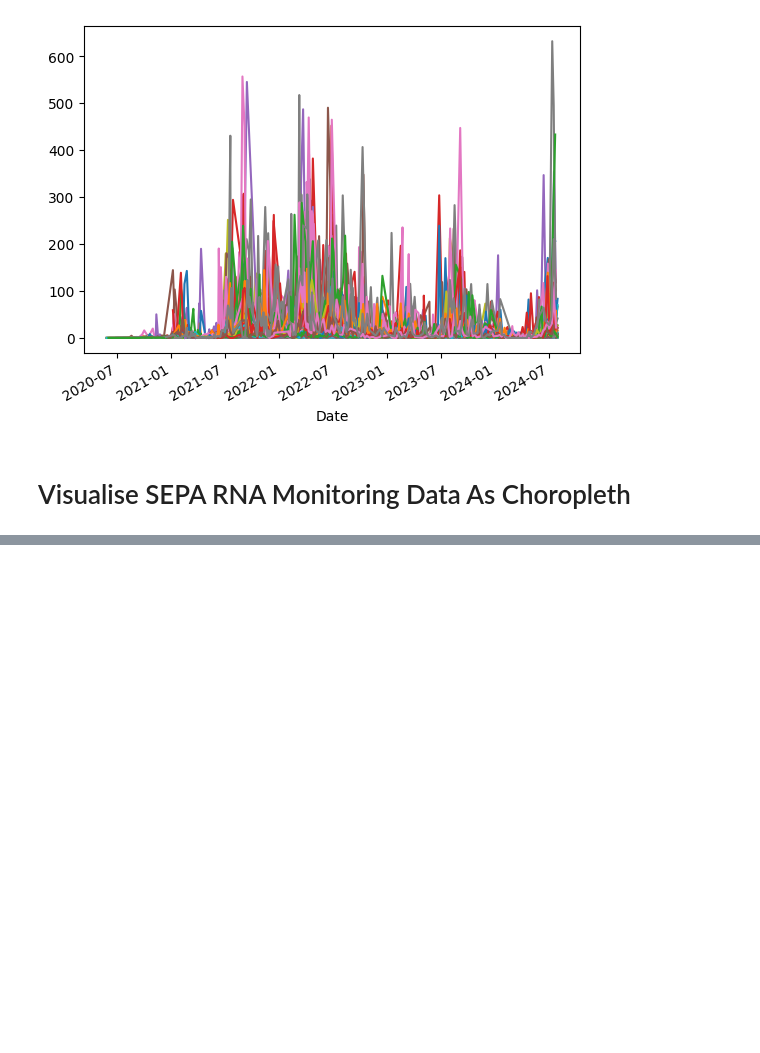
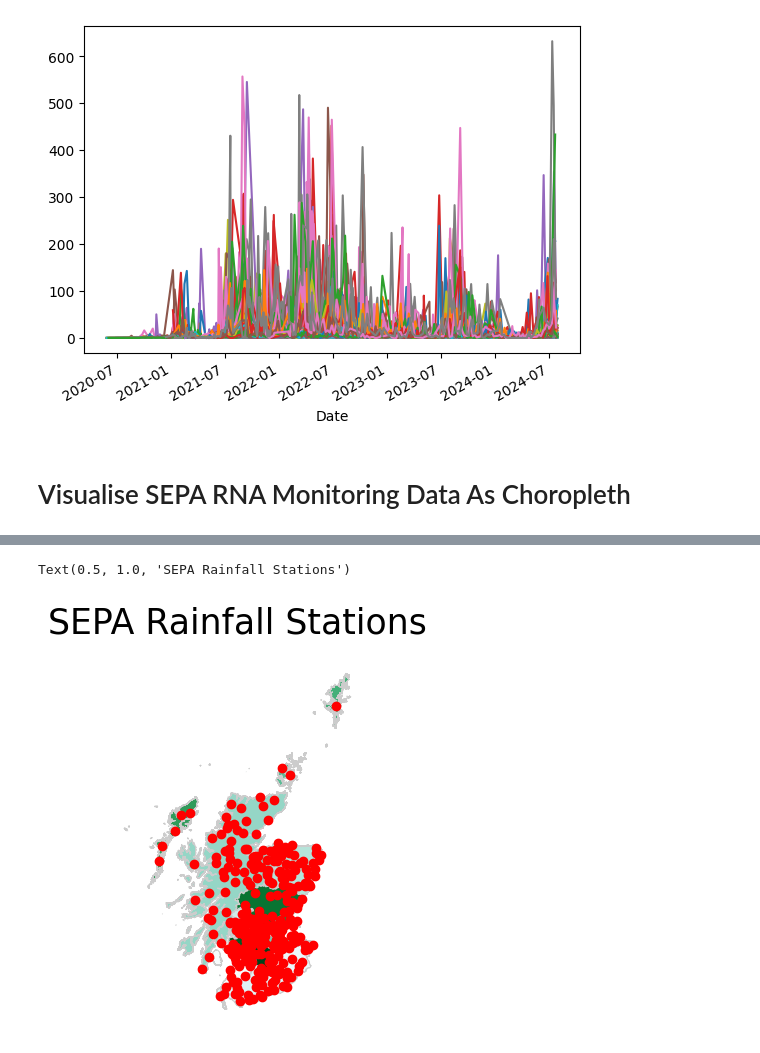
Before and after one commit to wenkokke/COVID-19-Wastewater-Scotland, a Jupyter notebook: WastewaterSevenDayAverageMgc.ipynb, the cells around one changed output, grey strips where cells are left out. Saved outputs shown, nothing was run; the diff lists cells and outputs as text; code cells hidden in the pictures; blank space fills up the shorter version.

```diff
--- a/WastewaterSevenDayAverageMgc.ipynb
+++ b/WastewaterSevenDayAverageMgc.ipynb
@@ -175,0 +187,42 @@ cbar = fig.colorbar(sm, ax=ax)
+# %%
+# Data files:
+RAINFALL_STATIONS_FILE = DATA_DIR / "SEPA" / "Rainfall" / "stations.json"
+# %%
+# Read the data:
+rainfall_stations = pd.read_json(RAINFALL_STATIONS_FILE)
+# %%
+# Extract the points:
+rainfall_station_points = gpd.GeoDataFrame(
+  geometry=gpd.points_from_xy(rainfall_stations["station_longitude"], rainfall_stations["station_latitude"])
+).set_crs(epsg=4326).to_crs(health_board_crs)
+# %%
+fig, ax = plt.subplots()
+
+# health_board_map = health_board_map.to_crs(epsg=4326)
+health_board_map.plot(
+  cmap='BuGn',
+  linewidth=0.8,
+  ax=ax,
+  edgecolor='0.8',
+)
+rainfall_station_points.plot(
+  ax=ax,
+  markersize=20,
+  color="red"
+  marker="*"
+)
+
+# Remove the axis:
+ax.axis('off')
+
+# Add a title:
+ax.set_title(
+    "SEPA Rainfall Stations",
+    fontdict={
+        'fontsize': '25',
+        'fontweight': '3'
+    }
+)
+# %% [output]
+Text(0.5, 1.0, 'SEPA Rainfall Stations')
+[figure, added]
```
Also changed, not shown: parts of 10 cells of this notebook, 4 other files.
